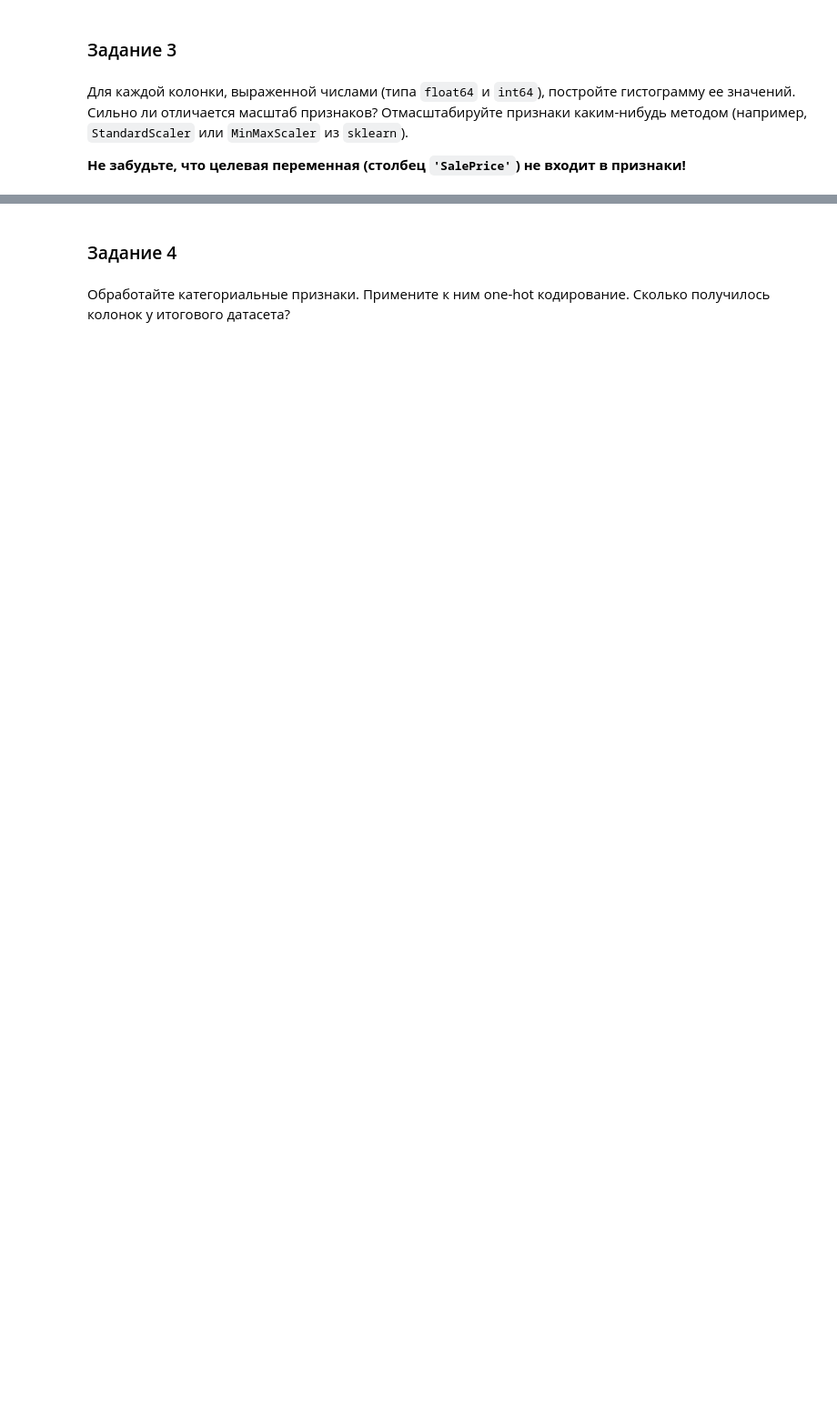
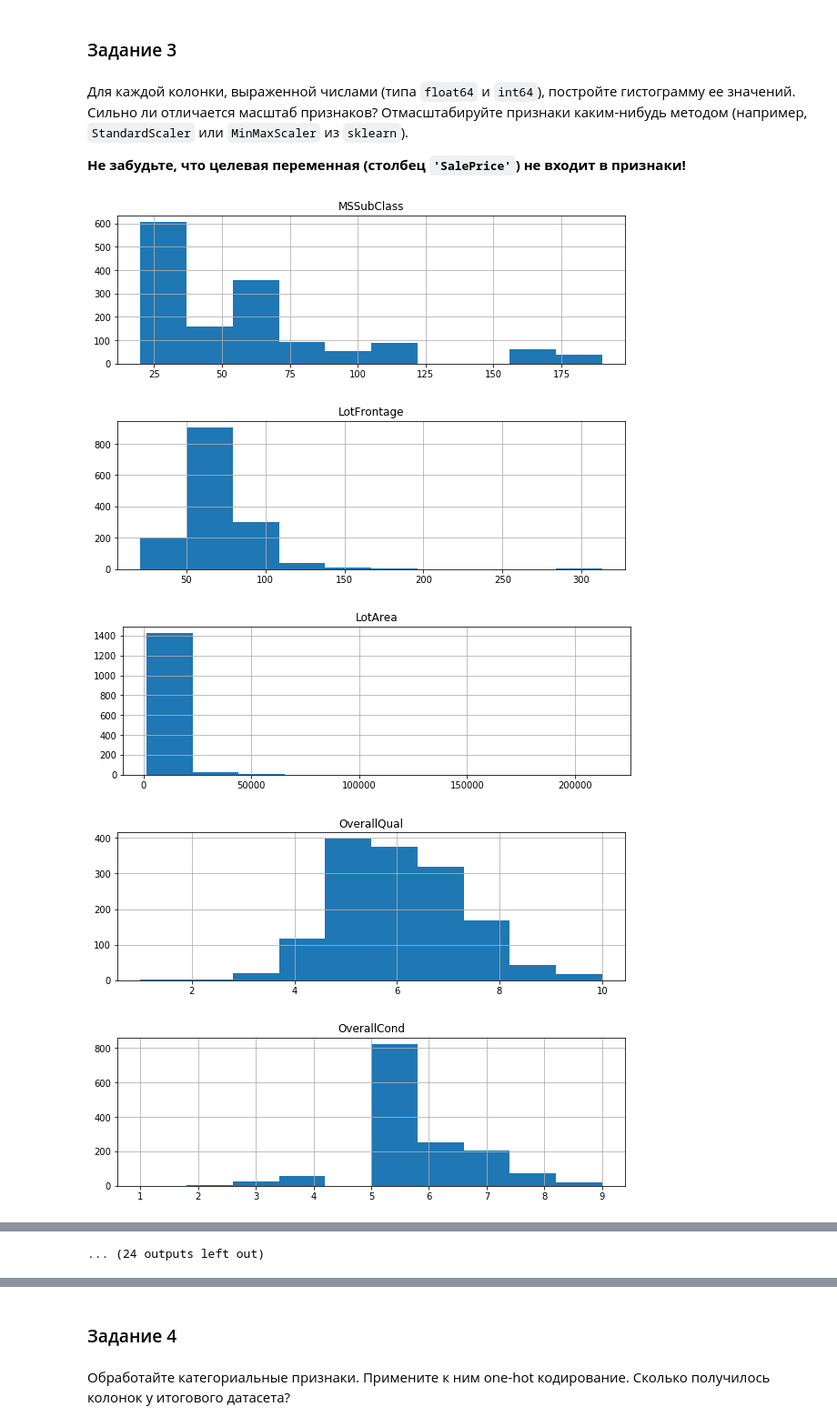
Before and after one commit to Oleg-DS/learning_data_science, a Jupyter notebook: ML/hw02.ipynb, the cells around one changed output, grey strips where cells are left out. Shown at 91% size. Drawn from its saved outputs; the diff is of its cells as text; code cells hidden in the pictures; blank space fills up the shorter version.

```diff
--- a/ML/hw02.ipynb
+++ b/ML/hw02.ipynb
@@ -313,7 +341,7 @@ from sklearn.preprocessing import MinMaxScaler, StandardScaler
 
 Данные можно скачать [тут](https://raw.githubusercontent.com/AKuzina/ml_dpo/main/hw/hw2/train.csv)
 # %%
-data = pd.read_csv('train.csv', header=0)
+data = pd.read_csv('train_hw02.csv', header=0)
 data.drop('Id', axis=1, inplace=True)
 data.shape
 # %% [output]
@@ -338,0 +363,9 @@ data.head()
+# %%
+# your code here
+columns_nan = []
+for col in data.columns:
+    if data[col].isna().sum() > 0:
+        print(col)
+        print('Количество пропущенных значений:', data[col].isna().sum())
+        print('Доля пропущенных значений: {:.2f}'.format(data[col].isna().sum()/data.shape[0]))
+        columns_nan.append(col)
@@ -346,0 +398,10 @@ data.head()
+# %%
+# your code here
+X_data = data
+for col in X_data[columns_nan].columns:
+    if X_data[col].dtypes == 'object':
+        X_data[col] = X_data[col].fillna('NaN')
+    else:
+        X_data[col] = X_data[col].fillna(X_data[col].mean())
+
+X_data.isna().sum().sum()
@@ -354,0 +416,15 @@ data.head()
+# %%
+# your code here
+for col in X_data.iloc[:, :-1].columns:
+    if X_data[col].dtypes == 'float64' or X_data[col].dtypes == 'int64':
+        plt.figure(figsize=(10, 3))
+        plt.hist(X_data[col])
+        plt.title(col)
+        plt.grid()
+        plt.show()
+# %% [output]
+[figure, added]
+[figure, added]
+[figure, added]
+[figure, added]
+[figure, added]
@@ -354,0 +438 @@ data.head()
+... (24 outputs left out)
```
Also changed, not shown: parts of 26 cells of this notebook, 1 other file.
